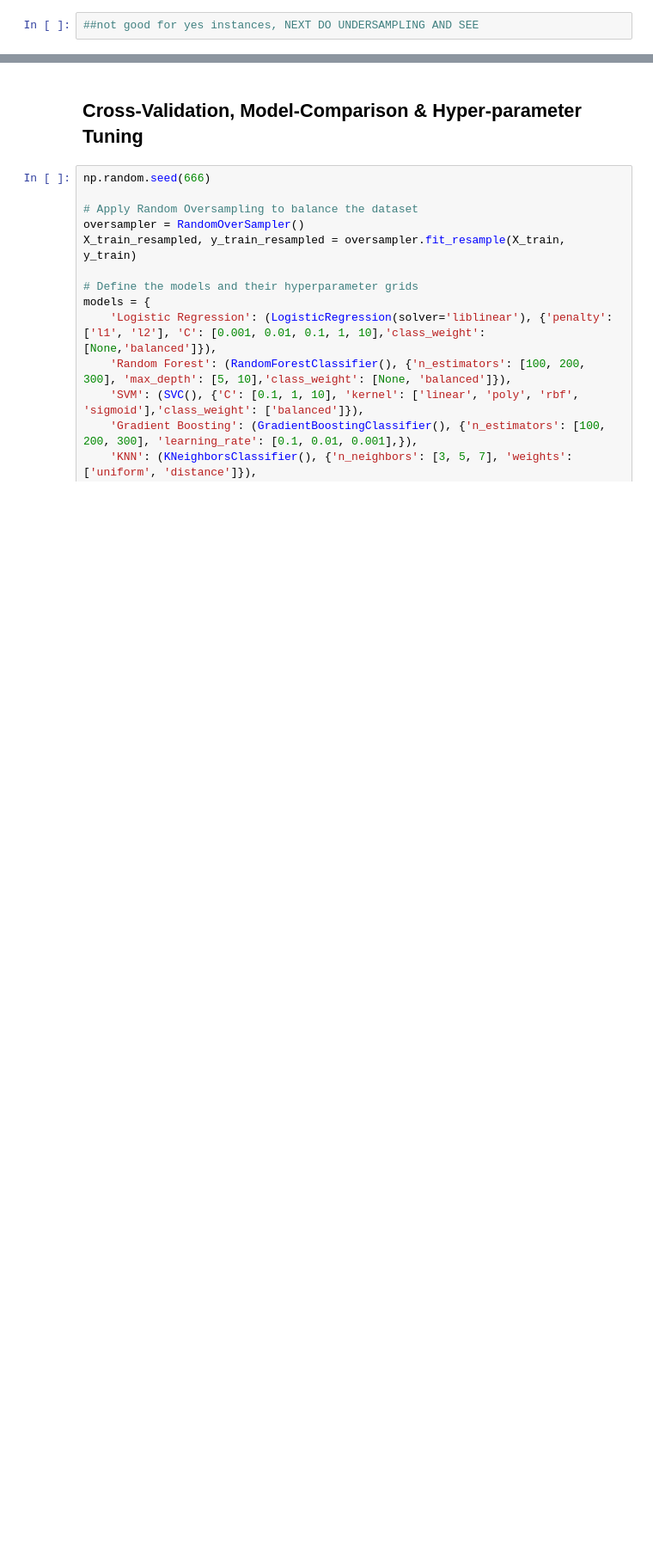
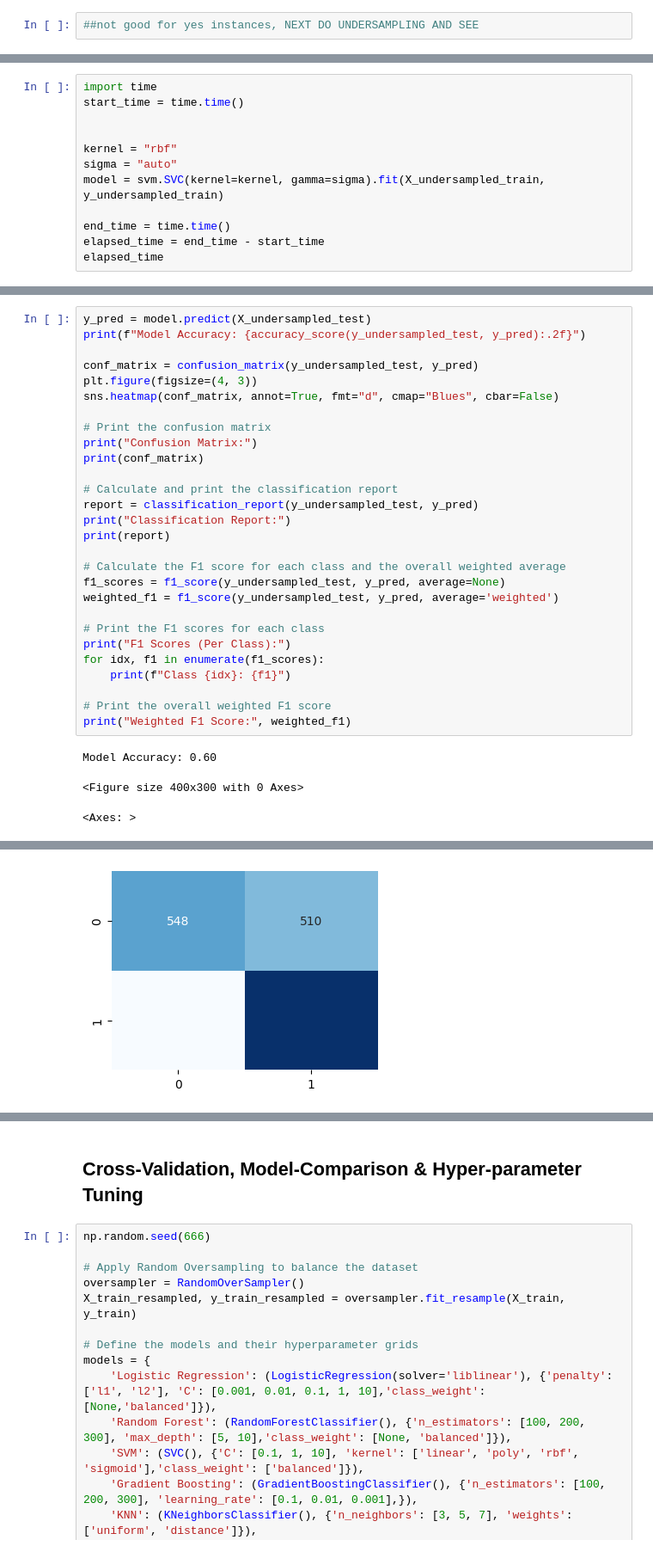
Before and after one commit to odyskypa/bank-marketing-campaign, a Jupyter notebook: notebooks/Modeling.ipynb, the cells around one changed output, grey strips where cells are left out. Shown at 86% size. Saved outputs shown, nothing was run; the diff lists cells and outputs as text; blank space fills up the shorter version.

```diff
--- a/notebooks/Modeling.ipynb
+++ b/notebooks/Modeling.ipynb
@@ -333,0 +481,12 @@ elapsed_time
+# %%
+import time
+start_time = time.time()
+
+
+kernel = "rbf"
+sigma = "auto"
+model = svm.SVC(kernel=kernel, gamma=sigma).fit(X_undersampled_train, y_undersampled_train)
+
+end_time = time.time()
+elapsed_time = end_time - start_time
+elapsed_time
@@ -333,0 +497,32 @@ elapsed_time
+# %%
+y_pred = model.predict(X_undersampled_test)
+print(f"Model Accuracy: {accuracy_score(y_undersampled_test, y_pred):.2f}")
+
+conf_matrix = confusion_matrix(y_undersampled_test, y_pred)
+plt.figure(figsize=(4, 3))
+sns.heatmap(conf_matrix, annot=True, fmt="d", cmap="Blues", cbar=False)
+
+# Print the confusion matrix
+print("Confusion Matrix:")
+print(conf_matrix)
+
+# Calculate and print the classification report
+report = classification_report(y_undersampled_test, y_pred)
+print("Classification Report:")
+print(report)
+
+# Calculate the F1 score for each class and the overall weighted average
+f1_scores = f1_score(y_undersampled_test, y_pred, average=None)
+weighted_f1 = f1_score(y_undersampled_test, y_pred, average='weighted')
+
+# Print the F1 scores for each class
+print("F1 Scores (Per Class):")
+for idx, f1 in enumerate(f1_scores):
+    print(f"Class {idx}: {f1}")
+
+# Print the overall weighted F1 score
+print("Weighted F1 Score:", weighted_f1)
+# %% [output]
+Model Accuracy: 0.60
+<Figure size 400x300 with 0 Axes>
+<Axes: >
@@ -333,0 +546 @@ elapsed_time
+[figure, added]
```
Also changed, not shown: parts of 22 cells of this notebook.
